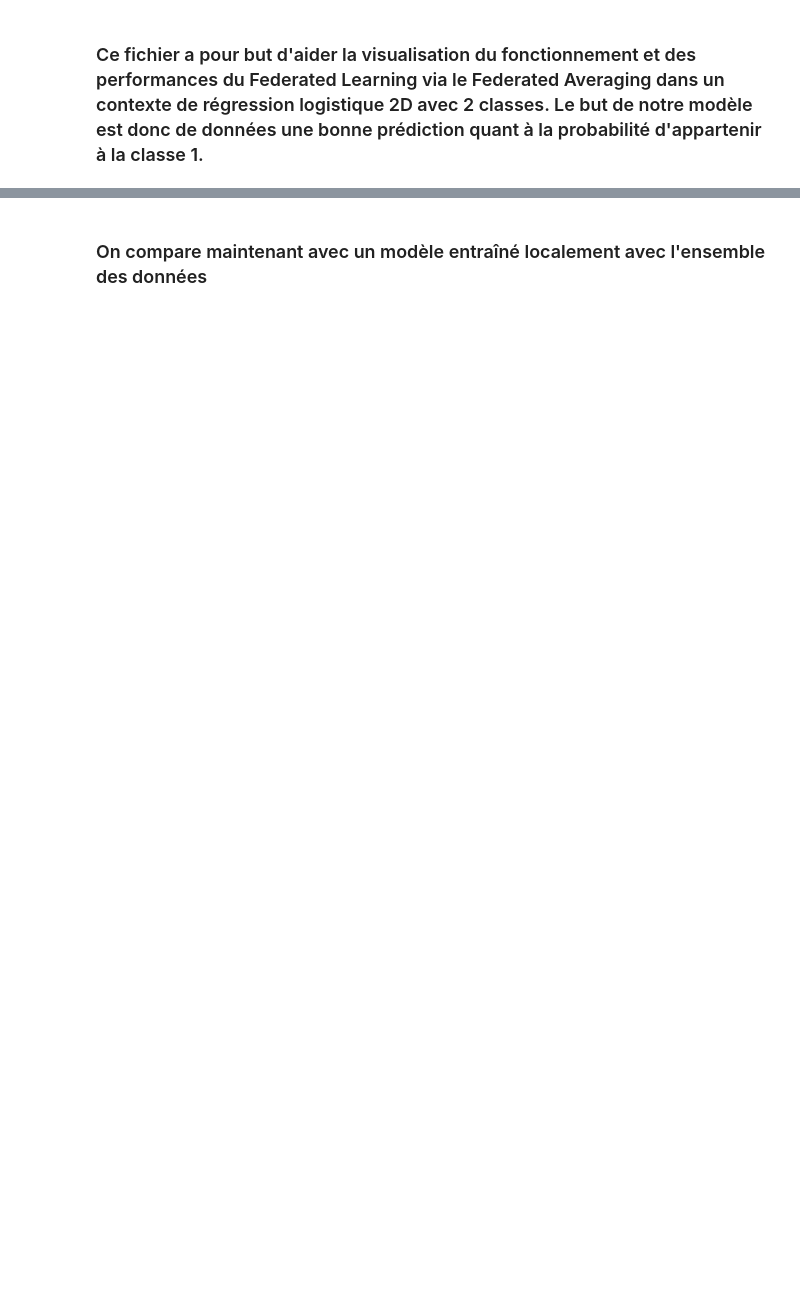
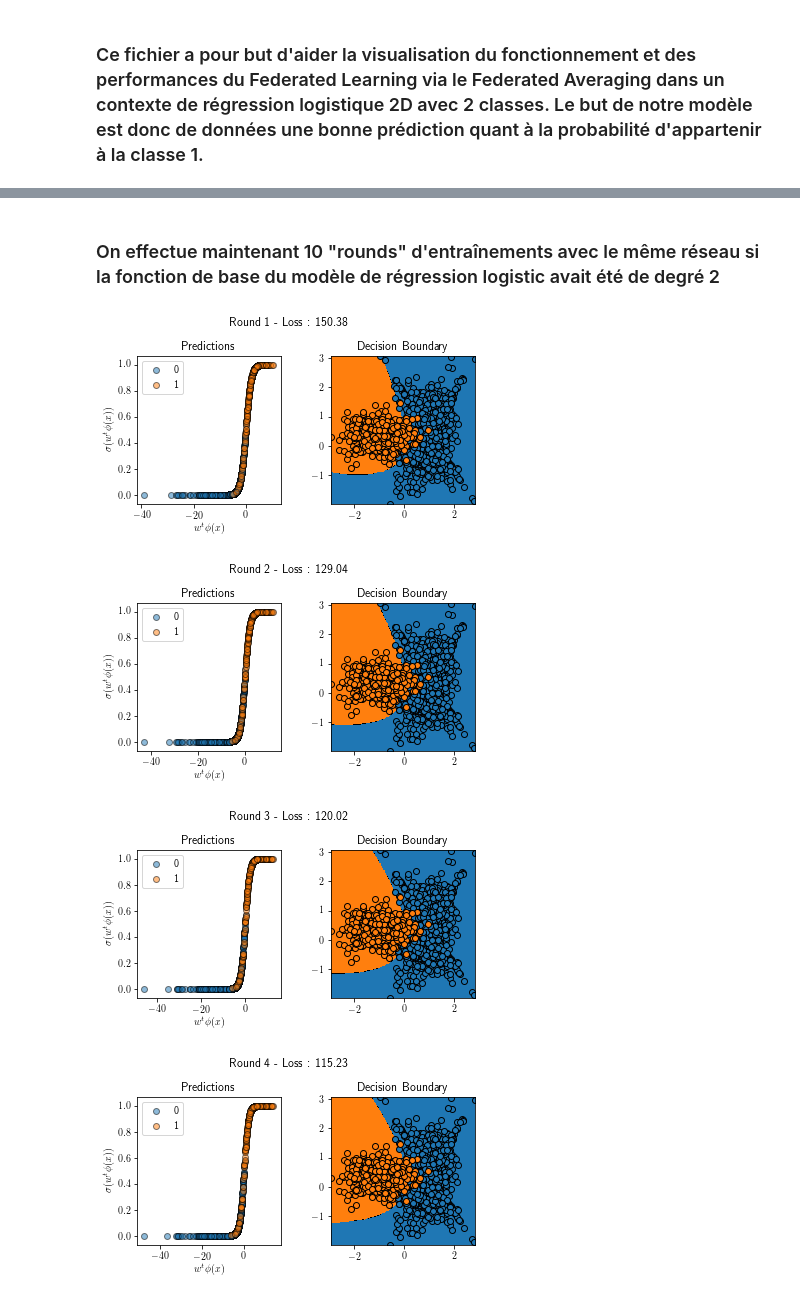
Before and after one commit to Rayn2402/FLSimulator, a Jupyter notebook: FedAvgLogistic2.ipynb, the cells around one changed output, grey strips where cells are left out. Drawn from its saved outputs; the diff is of its cells as text; code cells hidden in the pictures; blank space fills up the shorter version.

```diff
--- a/FedAvgLogistic2.ipynb
+++ b/FedAvgLogistic2.ipynb
@@ -80,2 +114,20 @@ f_network.run_learning(nb_of_rounds=3, show_round_results=True)
-# %% [markdown]
-### On compare maintenant avec un modèle entraîné localement avec l'ensemble des données
+# %% [markdown]
+### On effectue maintenant 10 "rounds" d'entraînements avec le même réseau si la fonction de base du modèle de régression logistic avait été de degré 2
+# %%
+# Création du modèle global qui sera entraîné et partagé par le réseau
+# Modèle de régression logistique avec fonction de base polynomial de degrés 2
+logistic_reg2 = LogisticRegressor(phi=polynomial_features(2), eta0=1, learning_rate='invscaling')
+
+# Création du server central
+c_server = CentralServer(global_model=logistic_reg2, aggregation=agg, node_selection=n_s, C=C, E=E, random_size=rand_size)
+
+# Création du réseau fédéré
+f_network = FederatedNetwork(c_server, nodes)
+
+# Entraînement du réseau
+loss_progress2 = f_network.run_learning(nb_of_rounds=n_rounds, show_round_results=True, loss_progress=True)
+# %% [output]
+[figure, added]
+[figure, added]
+[figure, added]
+[figure, added]
```
Also changed, not shown: parts of 17 cells of this notebook.
